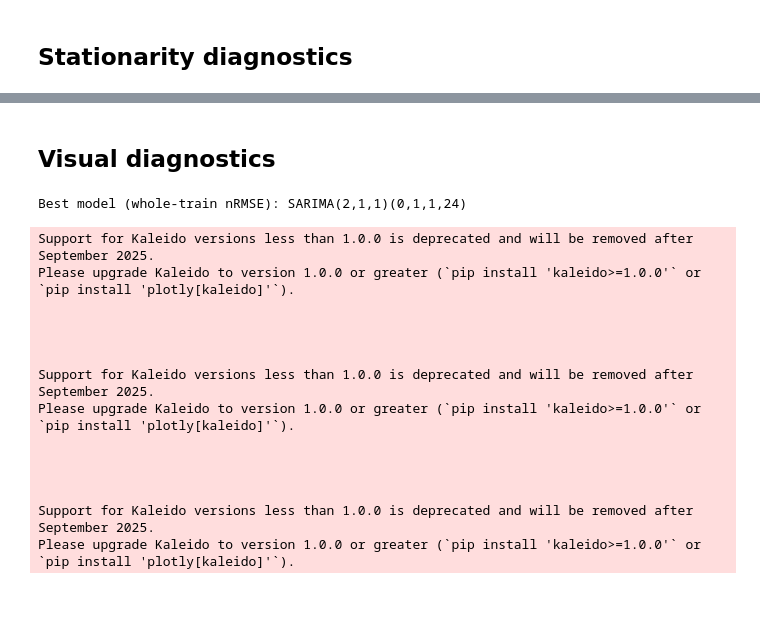
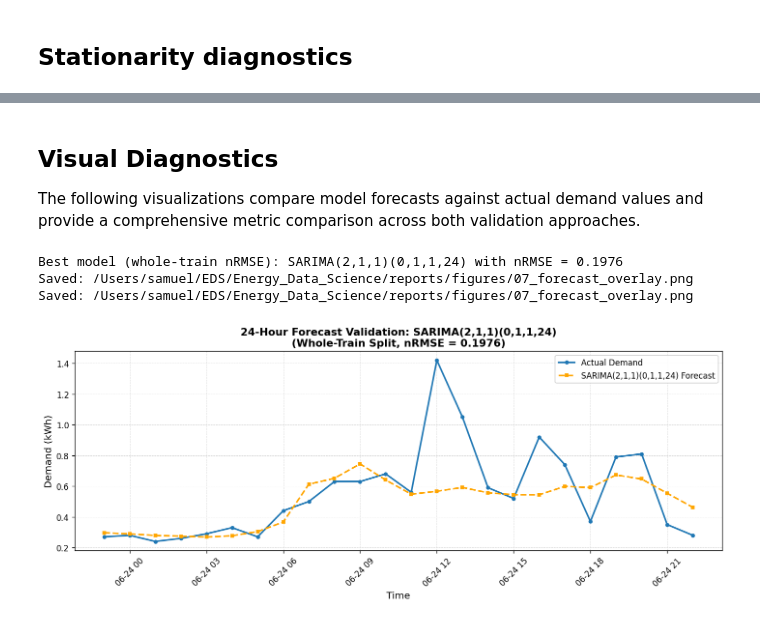
Before and after one commit to samuel29102002/Energy_Data_Science, a Jupyter notebook: notebooks/07_stats_models_ARMA.ipynb, the cells around one changed output, grey strips where cells are left out. Cells and saved outputs as stored; diff of their text form; code cells hidden in the pictures.

```diff
--- a/notebooks/07_stats_models_ARMA.ipynb
+++ b/notebooks/07_stats_models_ARMA.ipynb
@@ -350,32 +405,38 @@ No frequency information was provided, so inferred frequency H will be used.
 # %% [markdown]
-## Visual diagnostics
+## Visual Diagnostics
+
+The following visualizations compare model forecasts against actual demand values and provide a comprehensive metric comparison across both validation approaches.
 # %%
-# Select the best model based on lowest nRMSE from the whole-train split
+# ─────────────────────────────────────────────────────────────────────────────
+# Figure 1: Forecast Overlay for Best Model (Whole-Train Split)
+# ─────────────────────────────────────────────────────────────────────────────
 best_model_name = single_split_metrics.sort_values("nRMSE").iloc[0]["model_name"]
-print(f"Best model (whole-train nRMSE): {best_model_name}")
+best_nrmse = single_split_metrics.sort_values("nRMSE").iloc[0]["nRMSE"]
+print(f"Best model (whole-train nRMSE): {best_model_name} with nRMSE = {best_nrmse:.4f}")
 
 best_single_split = single_split_predictions_df[single_split_predictions_df["model_name"] == best_model_name]
-fig_forecast = plot_forecast_overlay(
-    best_single_split,
-    title=f"Validation forecast overlay – {best_model_name}",
-    style="academic",
-)
-save_figure(fig_forecast, "stats_forecast_overlay_best", width=1100, height=600)
-fig_forecast
+
+fig, ax = plt.subplots(figsize=(12, 5))
+
+ax.plot(best_single_split['timestamp'], best_single_split['y_true'],
+        color=COLORS['actual'], linewidth=2, label='Actual Demand', marker='o', markersize=4)
+ax.plot(best_single_split['timestamp'], best_single_split['y_pred'],
+        color=COLORS['sarima1'], linewidth=2, label=f'{best_model_name} Forecast',
+        linestyle='--', marker='s', markersize=4)
+
+ax.set_xlabel('Time', fontsize=12)
+ax.set_ylabel('Demand (kWh)', fontsize=12)
+ax.set_title(f'24-Hour Forecast Validation: {best_model_name}\n(Whole-Train Split, nRMSE = {best_nrmse:.4f})',
+             fontsize=13, fontweight='semibold')
+ax.legend(loc='upper right', fontsize=10)
+ax.tick_params(axis='x', rotation=45)
+
+plt.tight_layout()
+save_figure(fig, "07_forecast_overlay")
+plt.show()
 # %% [output]
-Best model (whole-train nRMSE): SARIMA(2,1,1)(0,1,1,24)
+Best model (whole-train nRMSE): SARIMA(2,1,1)(0,1,1,24) with nRMSE = 0.1976
+Saved: /Users/samuel/EDS/Energy_Data_Science/reports/figures/07_forecast_overlay.png
+Saved: /Users/samuel/EDS/Energy_Data_Science/reports/figures/07_forecast_overlay.png
-Support for Kaleido versions less than 1.0.0 is deprecated and will be removed after September 2025.
-Please upgrade Kaleido to version 1.0.0 or greater (`pip install 'kaleido>=1.0.0'` or `pip install 'plotly[kaleido]'`).
-
-
-
-
-Support for Kaleido versions less than 1.0.0 is deprecated and will be removed after September 2025.
-Please upgrade Kaleido to version 1.0.0 or greater (`pip install 'kaleido>=1.0.0'` or `pip install 'plotly[kaleido]'`).
-
-
-
-
-Support for Kaleido versions less than 1.0.0 is deprecated and will be removed after September 2025.
-Please upgrade Kaleido to version 1.0.0 or greater (`pip install 'kaleido>=1.0.0'` or `pip install 'plotly[kaleido]'`).
+[figure, added]
 # %%
```
Also changed, not shown: parts of 16 cells of this notebook, 20 other files.
